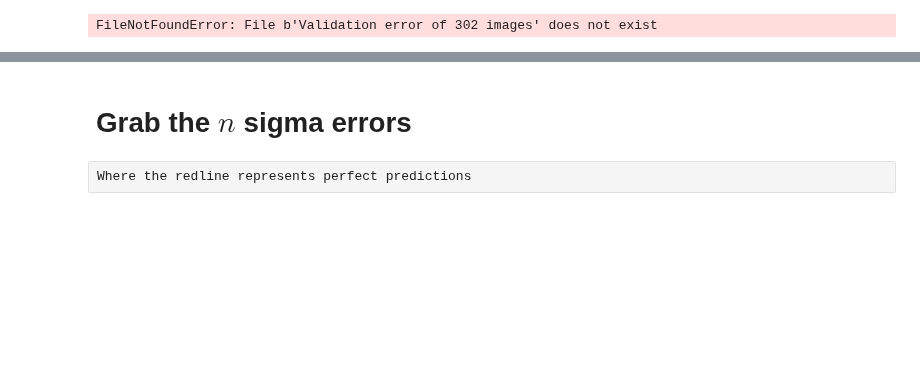
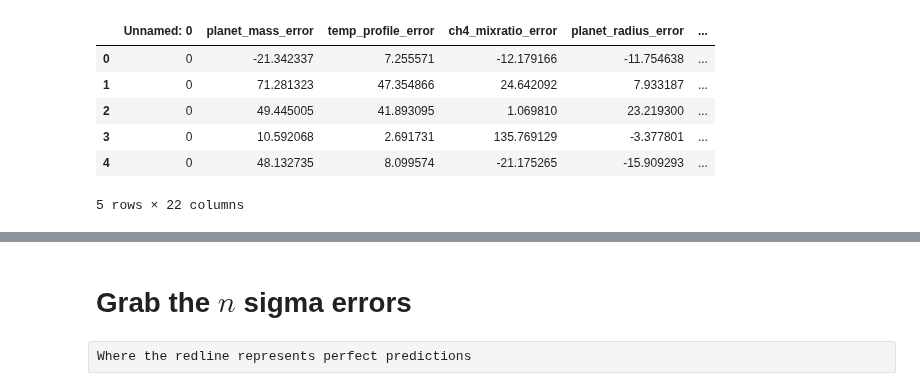
Before and after one commit to deKeijzer/SRON-DCGAN, a Jupyter notebook: notebooks/error analysis.ipynb, the cells around one changed output, grey strips where cells are left out. Drawn from its saved outputs; the diff is of its cells as text; code cells hidden in the pictures; blank space fills up the shorter version.

```diff
--- a/notebooks/error analysis.ipynb
+++ b/notebooks/error analysis.ipynb
@@ -19,9 +19,15 @@ from sklearn.metrics import r2_score
 sns.set_palette(sns.hls_palette(8, l=.3, s=.8))
 sns.set(style='ticks')
 # %%
-df = pd.read_csv('Validation error of 302 images')
+df = pd.read_csv('Validation error of 303 images')
 df.head()
 # %% [output]
+|  | Unnamed: 0 | planet_mass_error | temp_profile_error | ch4_mixratio_error | planet_radius_error | ... |
+| 0 | 0 | -21.342337 | 7.255571 | -12.179166 | -11.754638 | ... |
+| 1 | 0 | 71.281323 | 47.354866 | 24.642092 | 7.933187 | ... |
+| 2 | 0 | 49.445005 | 41.893095 | 1.069810 | 23.219300 | ... |
+| 3 | 0 | 10.592068 | 2.691731 | 135.769129 | -3.377801 | ... |
+| 4 | 0 | 48.132735 | 8.099574 | -21.175265 | -15.909293 | ... |
-FileNotFoundError: File b'Validation error of 302 images' does not exist
+5 rows × 22 columns
 # %%
 df.describe()
```
Also changed, not shown: parts of 3 cells of this notebook, 15 other files.
